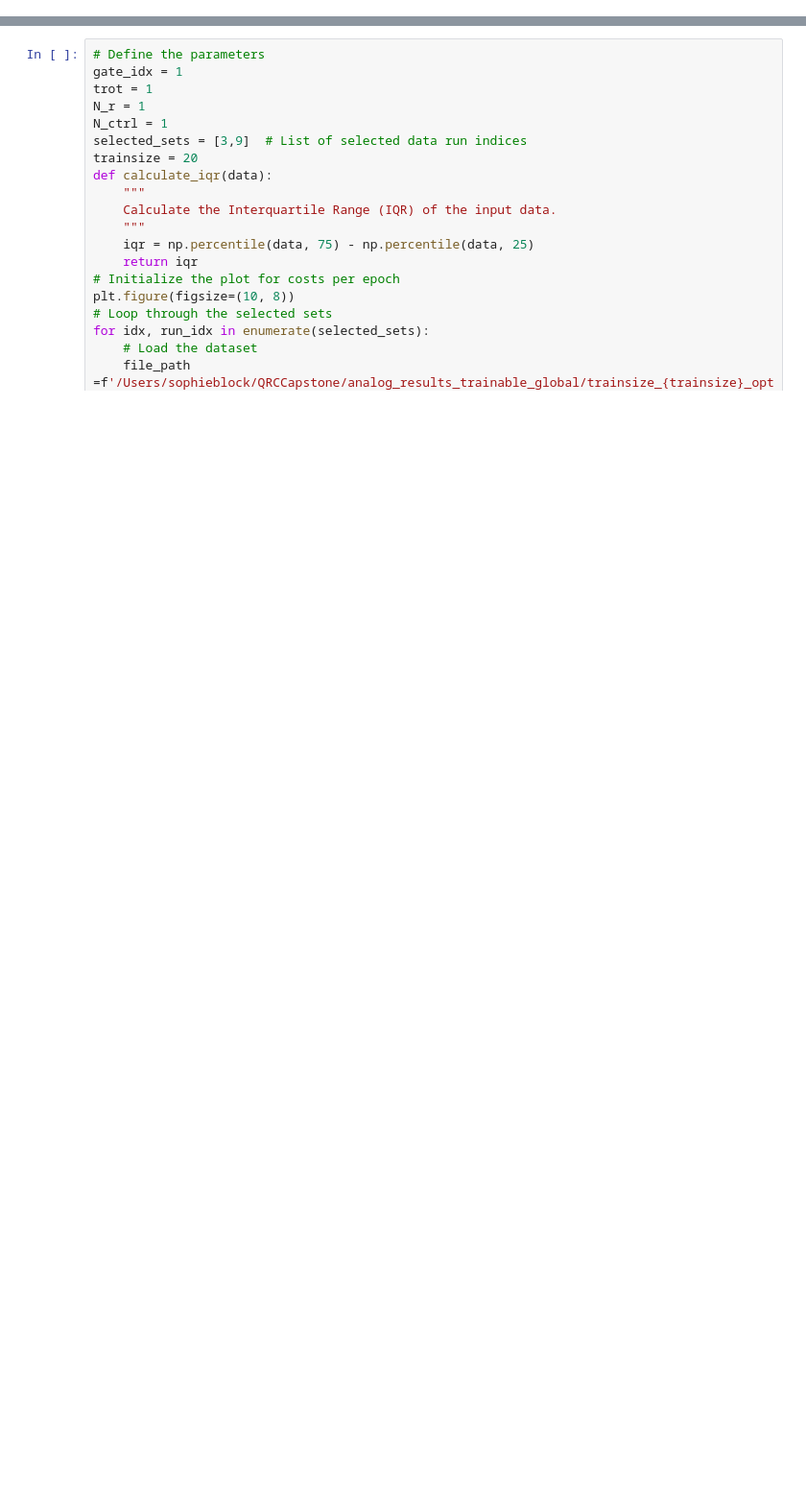
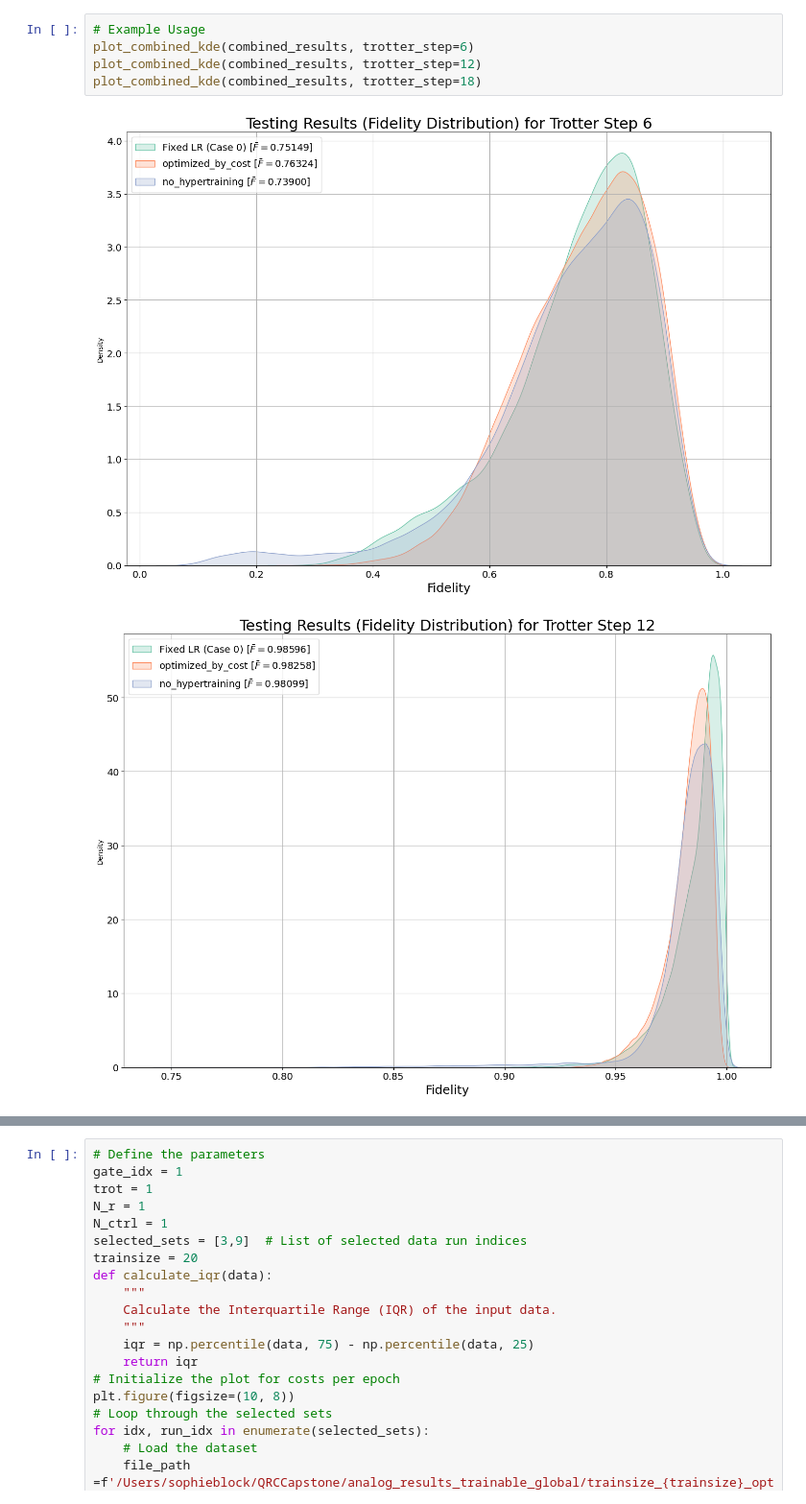
Before and after one commit to sophieblock/qrc, a Jupyter notebook: single_run_analysis.ipynb, the cells around one changed output, grey strips where cells are left out. Shown at 96% size. Drawn from its saved outputs; the diff is of its cells as text; blank space fills up the shorter version.

```diff
--- a/single_run_analysis.ipynb
+++ b/single_run_analysis.ipynb
@@ -1945,0 +2413,8 @@ plot_combined_kde(combined_results, trotter_step=25)
+# %%
+# Example Usage
+plot_combined_kde(combined_results, trotter_step=6)
+plot_combined_kde(combined_results, trotter_step=12)
+plot_combined_kde(combined_results, trotter_step=18)
+# %% [output]
+[figure, added]
+[figure, added]
```
Also changed, not shown: parts of 68 cells of this notebook.
